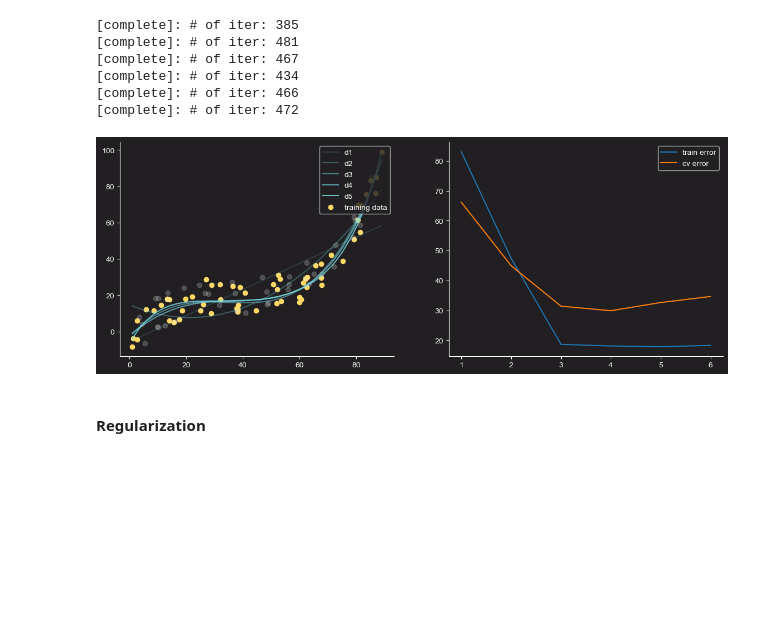
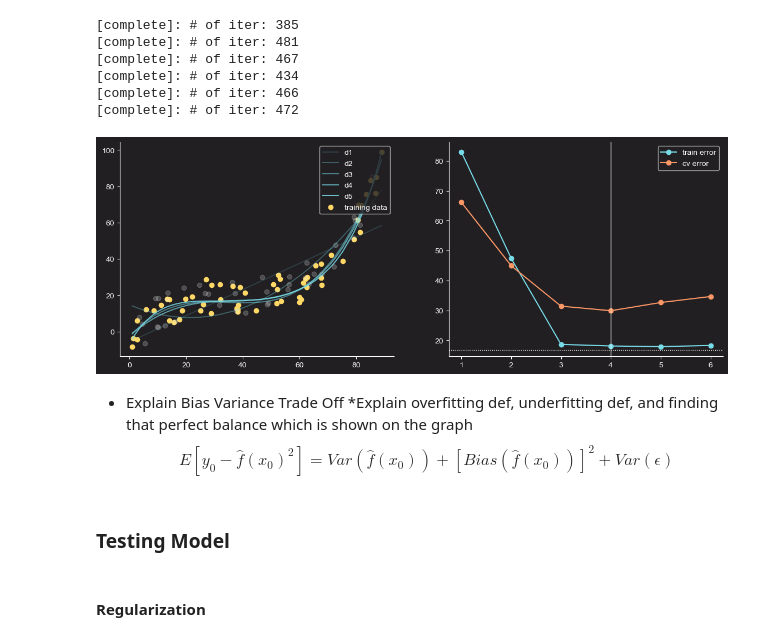
Before and after one commit to jakecreate/machine-learning-from-scratch, a Jupyter notebook: fundamentals_machine_learning.ipynb, the cells around one changed output. Drawn from its saved outputs; the diff is of its cells as text; code cells hidden in the pictures; blank space fills up the shorter version.

Commit message:
adjust graphs

```diff
--- a/fundamentals_machine_learning.ipynb
+++ b/fundamentals_machine_learning.ipynb
@@ -444,23 +444,32 @@ for i in range(degree):
 # %%
 fig, ax = plt.subplots(1, 2, figsize=(14, 5))
 
 tot_alpha = 0
 for i in range(degree - 1):
     tot_alpha+=1/degree
     ax[0].plot(x, fitted_model[i], c=c_['blue'], alpha=tot_alpha, label=f'd{i+1}')
 
 ax[0].scatter(x_train, y_train, c=c_['yellow'], label='training data')
 ax[0].scatter(x_cv, y_cv, c=c_['white'], alpha=0.2)
 ax[0].scatter(x_test, y_test, c=c_['white'], alpha=0.2)
 
-ax[1].plot(np.arange(1, degree + 1), train_cv_error[:, 0], label='train error')
-ax[1].plot(np.arange(1, degree + 1), train_cv_error[:, 1], label='cv error')
+ax[1].plot(np.arange(1, degree + 1), train_cv_error[:, 0], label='train error', c=c_['blue'], marker='o')
+ax[1].plot(np.arange(1, degree + 1), train_cv_error[:, 1], label='cv error',c=c_['orange'], marker='o')
+ax[1].axhline(y=16.66, color=c_['white'], linestyle=':', linewidth=1)
+ax[1].axvline(x=4, color=c_['white'], linewidth=1)
+
 for axes in ax.flat:
     axes.spines[['top', 'right']].set_visible(False)
     axes.spines[['bottom', 'left']].set_color(c_['white'])
     axes.legend(loc='upper right');
 # %% [output]
-[figure, old version]
+[figure, new version]
+# %% [markdown]
+* Explain Bias Variance Trade Off
+*Explain overfitting def, underfitting def, and finding that perfect balance which is shown on the graph
+$$E[y_0 - \hat{f}(x_0)^2]= Var(\hat{f}(x_0)) + [Bias(\hat{f}(x_0))]^2 + Var(\epsilon)$$
+# %% [markdown]
+### Testing Model
 # %% [markdown]
 #### Regularization
 # %% [markdown]
```
Also changed, not shown: parts of 3 cells of this notebook.
